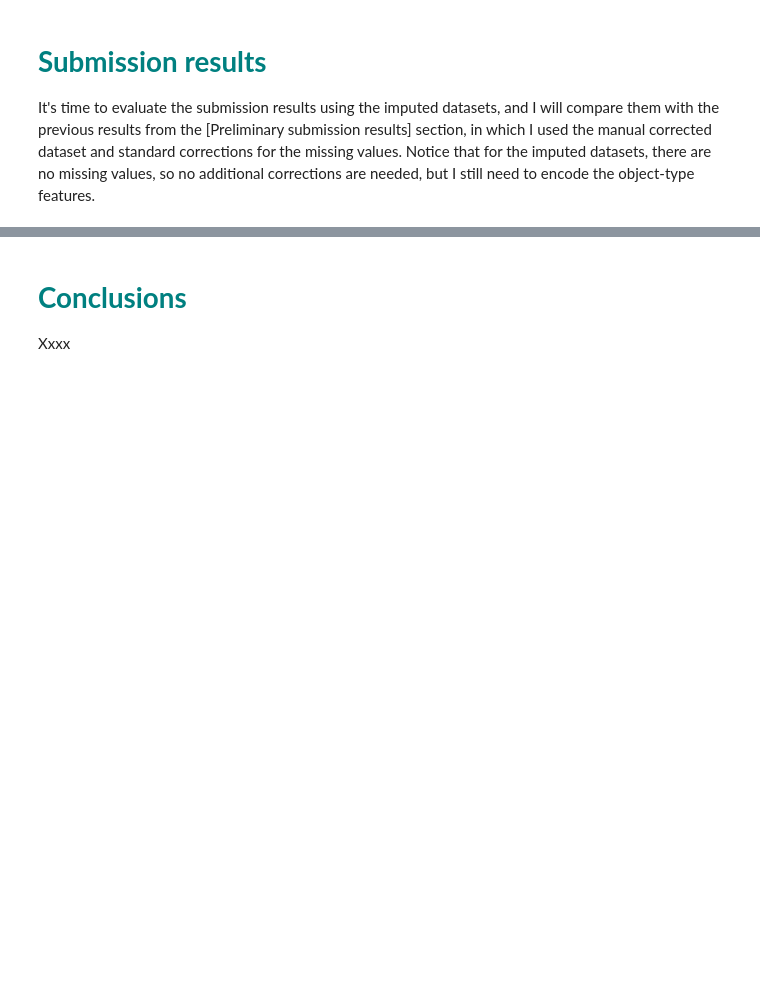
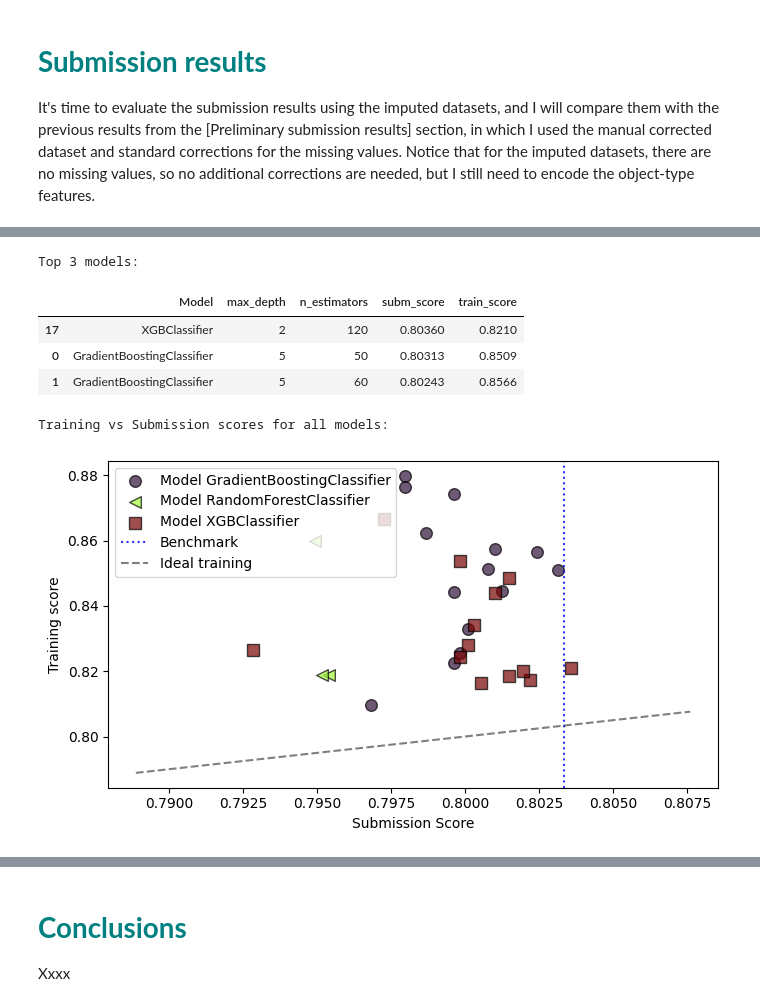
Before and after one commit to Fertmeneses/titanic-spaceship-kaggle, a Jupyter notebook: 03_spaceship-titanic-data-imputation.ipynb, the cells around one changed output, grey strips where cells are left out. Cells and saved outputs as stored; diff of their text form; code cells hidden in the pictures; blank space fills up the shorter version.

Commit message:
Update final optimization results for round C

```diff
--- a/03_spaceship-titanic-data-imputation.ipynb
+++ b/03_spaceship-titanic-data-imputation.ipynb
@@ -1595,3 +1680,22 @@ plot_training_submission_scores(df_results_A,sort_by='Model',benchmark=benchmark
+# %%
+# Load pre-trained results:
+df_results_B = pd.read_csv('kaggle/Training_results/03_Data_imputation_submissions_imputed_data_B.csv')
+# Display table with 5 best models:
+print('Top 3 models:')
+display(df_results_B[
+    ["Model","max_depth","n_estimators","subm_score","train_score"]
+].sort_values(["subm_score"],ascending=False).head(3))
+# Plot training vs submission scores:
+print('Training vs Submission scores for all models:')
+plot_training_submission_scores(df_results_B,sort_by='Model',benchmark=benchmark)
+# %% [output]
+Top 3 models:
+|  | Model | max_depth | n_estimators | subm_score | train_score |
+| 17 | XGBClassifier | 2 | 120 | 0.80360 | 0.8210 |
+| 0 | GradientBoostingClassifier | 5 | 50 | 0.80313 | 0.8509 |
+| 1 | GradientBoostingClassifier | 5 | 60 | 0.80243 | 0.8566 |
+Training vs Submission scores for all models:
+[figure, added]
 # %%
 from matplotlib.pyplot import cm
 
```
Also changed, not shown: parts of 13 cells of this notebook.
